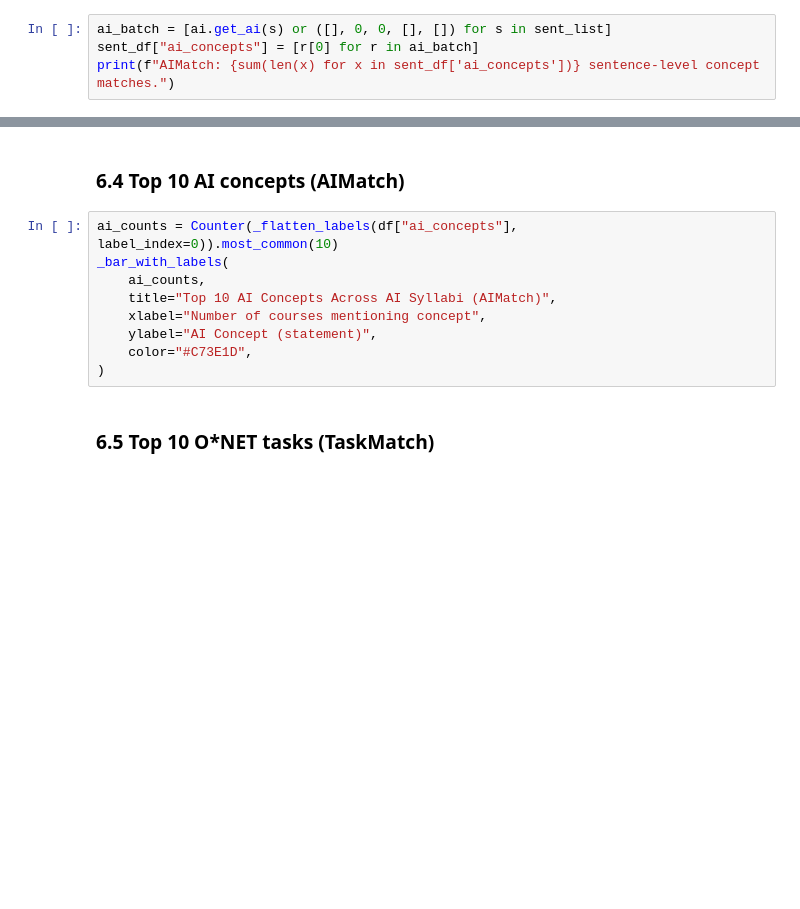
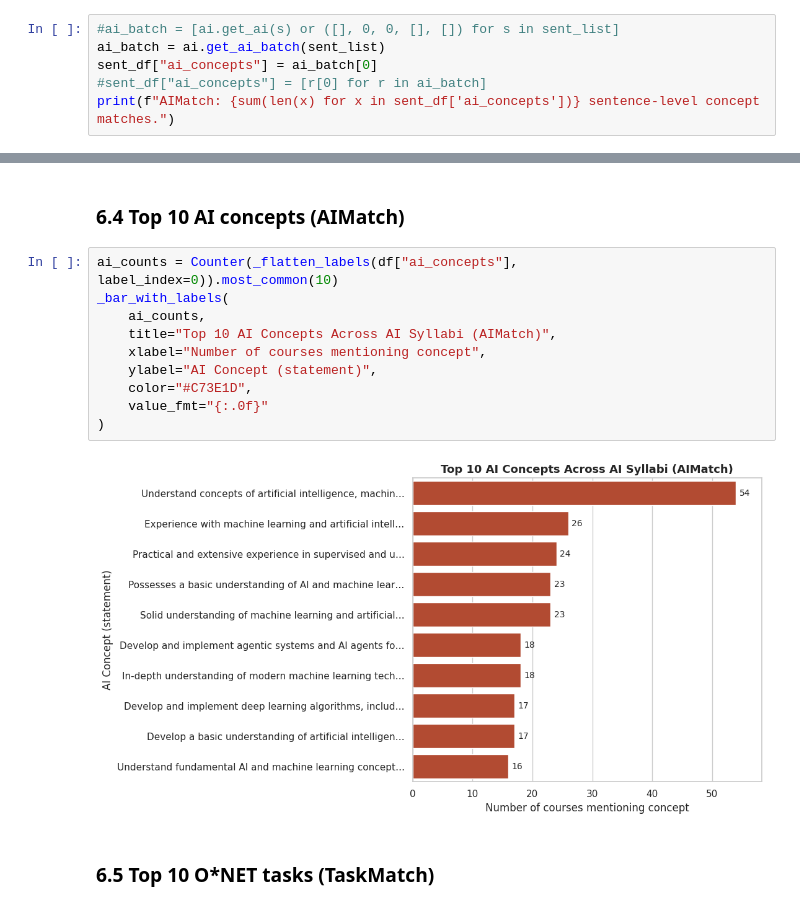
Before and after one commit to pnorlander/JAAT_Demos, a Jupyter notebook: ai_curriculum/AI_Curriculum_JAAT_Analysis.ipynb, the cells around one changed output, grey strips where cells are left out. Saved outputs shown, nothing was run; the diff lists cells and outputs as text; blank space fills up the shorter version.

```diff
--- a/ai_curriculum/AI_Curriculum_JAAT_Analysis.ipynb
+++ b/ai_curriculum/AI_Curriculum_JAAT_Analysis.ipynb
@@ -173,6 +182,8 @@ print(f"SkillMatch: {sum(len(x) for x in sent_df['skills'])} sentence-level matc
 # %% [markdown]
 ### 4.5 AIMatch on sentences
 # %%
-ai_batch = [ai.get_ai(s) or ([], 0, 0, [], []) for s in sent_list]
-sent_df["ai_concepts"] = [r[0] for r in ai_batch]
+#ai_batch = [ai.get_ai(s) or ([], 0, 0, [], []) for s in sent_list]
+ai_batch = ai.get_ai_batch(sent_list)
+sent_df["ai_concepts"] = ai_batch[0]
+#sent_df["ai_concepts"] = [r[0] for r in ai_batch]
 print(f"AIMatch: {sum(len(x) for x in sent_df['ai_concepts'])} sentence-level concept matches.")
@@ -465,12 +523,15 @@ plt.tight_layout(); plt.show()
 # %%
 ai_counts = Counter(_flatten_labels(df["ai_concepts"], label_index=0)).most_common(10)
 _bar_with_labels(
     ai_counts,
     title="Top 10 AI Concepts Across AI Syllabi (AIMatch)",
     xlabel="Number of courses mentioning concept",
     ylabel="AI Concept (statement)",
     color="#C73E1D",
+    value_fmt="{:.0f}"
 )
+# %% [output]
+[figure, added]
 # %% [markdown]
 ### 6.5 Top 10 O\*NET tasks (TaskMatch)
 # %%
```
Also changed, not shown: parts of 18 cells of this notebook.
